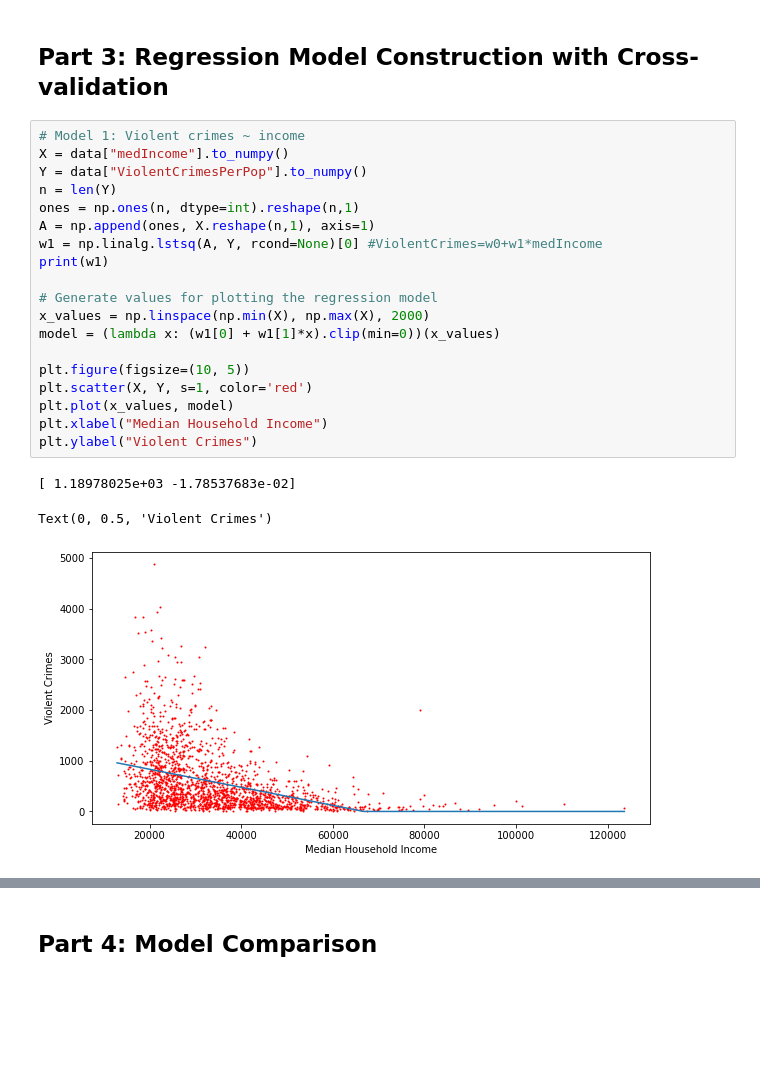
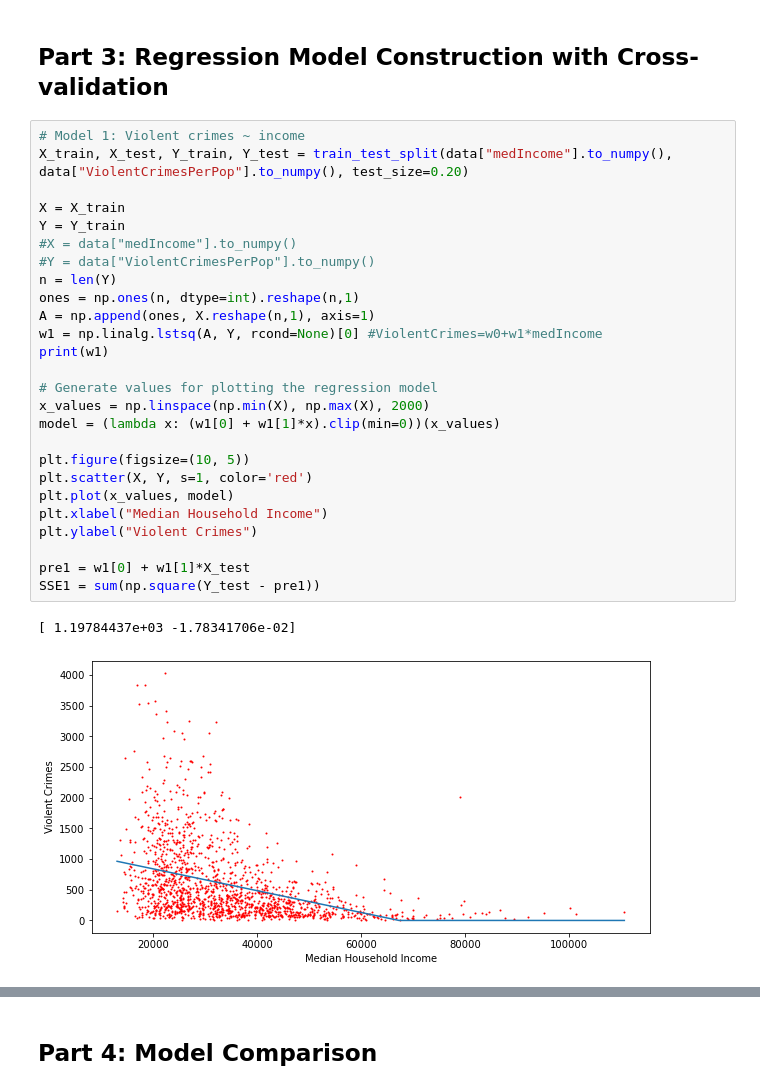
Before and after one commit to MCharming98/COGS_109_Final_Proj, a Jupyter notebook: final_proj.ipynb, the cells around one changed output, grey strips where cells are left out. Cells and saved outputs as stored; diff of their text form; blank space fills up the shorter version.

```diff
--- a/final_proj.ipynb
+++ b/final_proj.ipynb
@@ -85,26 +87,32 @@ fig.tight_layout()
 ## Part 3: Regression Model Construction with Cross-validation
 # %%
 # Model 1: Violent crimes ~ income
-X = data["medIncome"].to_numpy()
-Y = data["ViolentCrimesPerPop"].to_numpy()
+X_train, X_test, Y_train, Y_test = train_test_split(data["medIncome"].to_numpy(), data["ViolentCrimesPerPop"].to_numpy(), test_size=0.20)
+
+X = X_train
+Y = Y_train
+#X = data["medIncome"].to_numpy()
+#Y = data["ViolentCrimesPerPop"].to_numpy()
 n = len(Y)
 ones = np.ones(n, dtype=int).reshape(n,1)
 A = np.append(ones, X.reshape(n,1), axis=1)
 w1 = np.linalg.lstsq(A, Y, rcond=None)[0] #ViolentCrimes=w0+w1*medIncome
 print(w1)
 
 # Generate values for plotting the regression model
 x_values = np.linspace(np.min(X), np.max(X), 2000)
 model = (lambda x: (w1[0] + w1[1]*x).clip(min=0))(x_values)
 
 plt.figure(figsize=(10, 5))
 plt.scatter(X, Y, s=1, color='red')
 plt.plot(x_values, model)
 plt.xlabel("Median Household Income")
 plt.ylabel("Violent Crimes")
+
+pre1 = w1[0] + w1[1]*X_test
+SSE1 = sum(np.square(Y_test - pre1))
 # %% [output]
-[ 1.18978025e+03 -1.78537683e-02]
+[ 1.19784437e+03 -1.78341706e-02]
-Text(0, 0.5, 'Violent Crimes')
-[figure, old version]
+[figure, new version]
 # %%
 # Model 2: Violent crimes ~ log(income)
```
Also changed, not shown: parts of 12 cells of this notebook.
